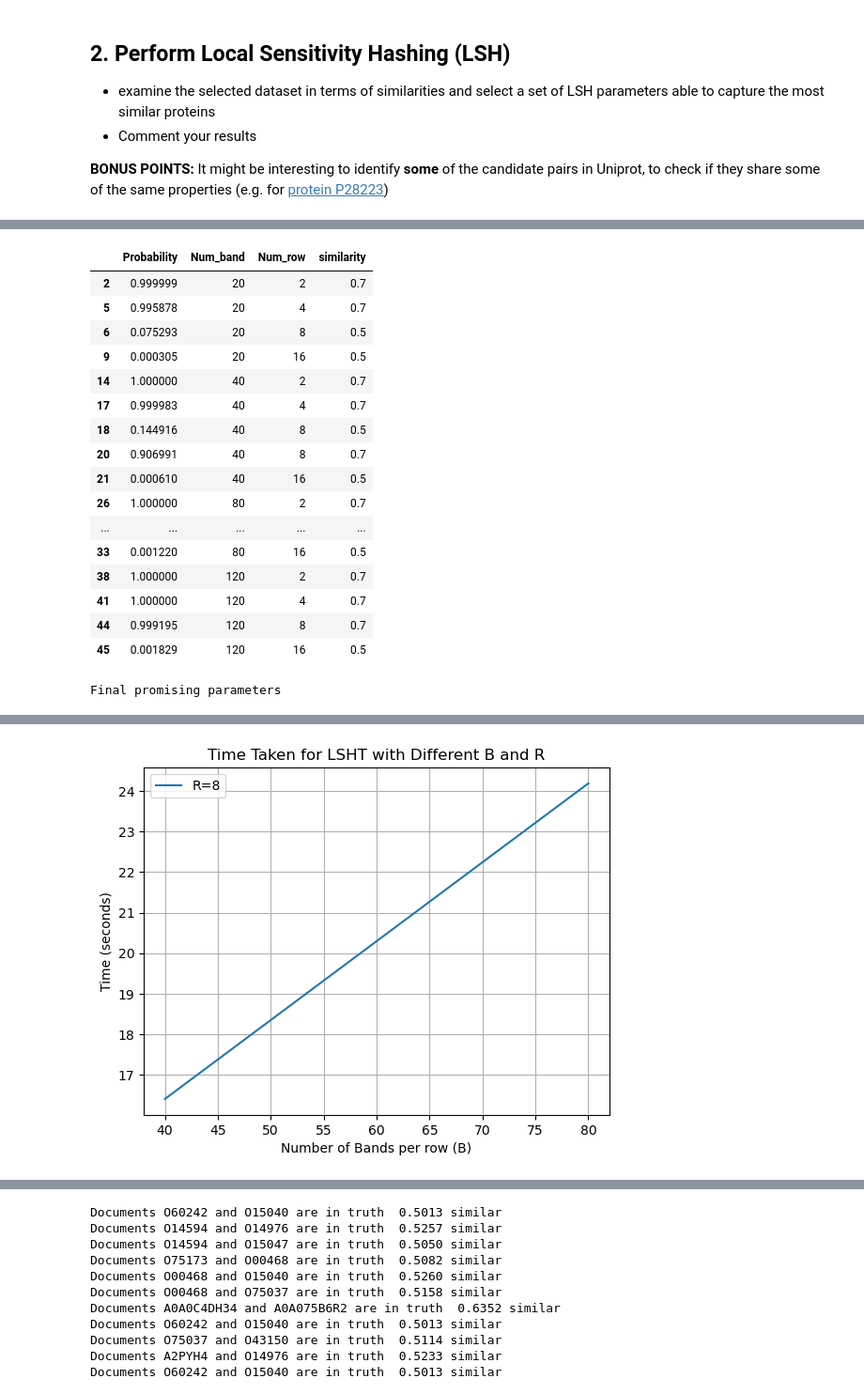
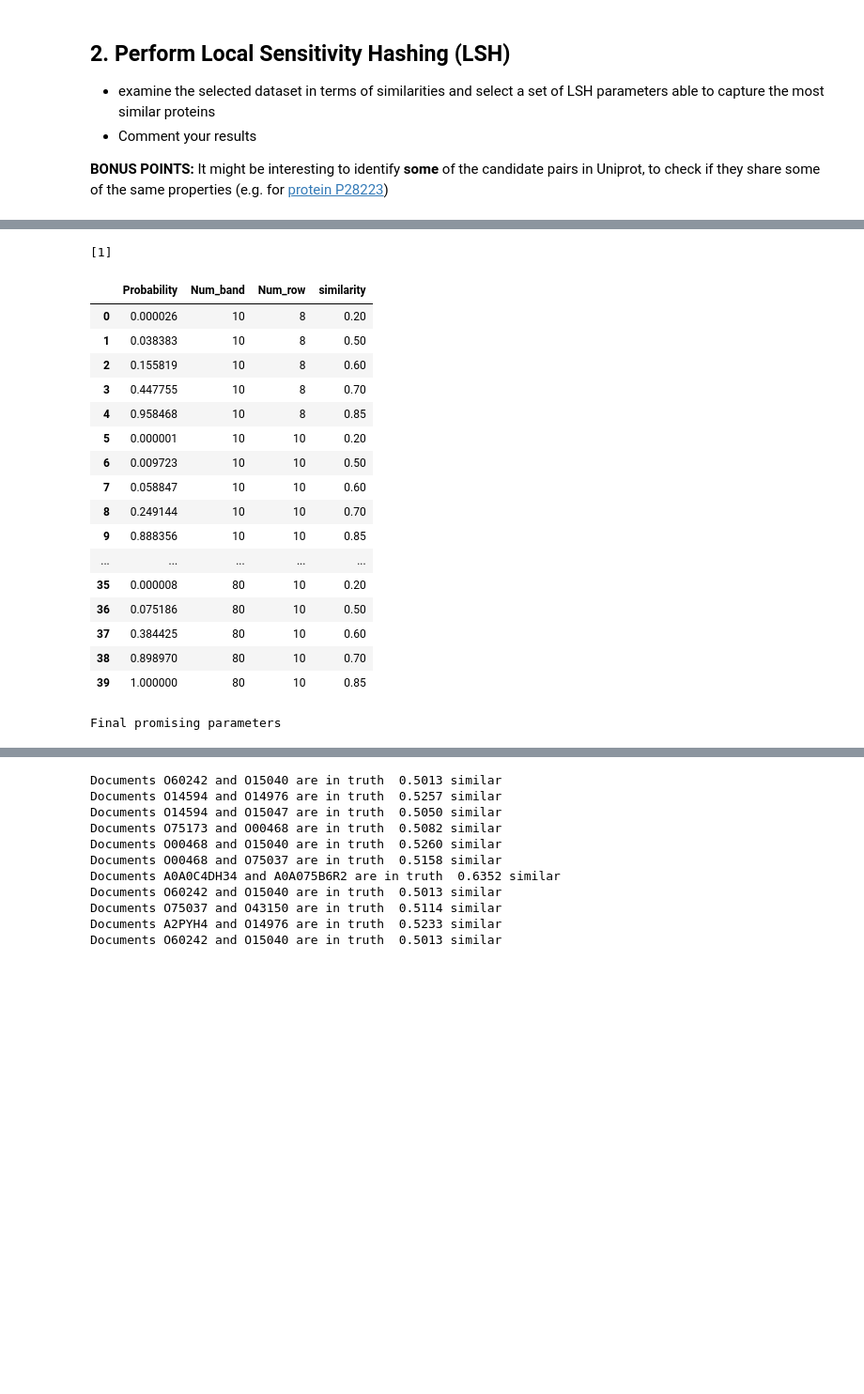
Before and after one commit to tildtr/data-mining-assignments, a Jupyter notebook: assignment-3/PD_2324_HA3.ipynb, the cells around one changed output, grey strips where cells are left out. Shown: that part at 94% size. Drawn from its saved outputs; the diff is of its cells as text; code cells hidden in the pictures; blank space fills up the shorter version.

```diff
--- a/assignment-3/PD_2324_HA3.ipynb
+++ b/assignment-3/PD_2324_HA3.ipynb
@@ -457,58 +597,53 @@ display(df_timing_d4)
+# %%
+x = set([1, 4, 5])
+x = list(itertools.islice(x, 1))
+x
+# %% [output]
+[1]
 # %%
 import random
 
 csr_data, keys_to_index, indices_to_key = convert_to_binary_matrix(data_d3)
 
 # Test different values of B and R
-bands_values = [20, 40, 80, 120]  # Adjust the values as needed
-rows_values = [2, 4, 8, 16]  # Adjust the values as needed
+bands_values = [10 ,20, 40, 60, 80, 120]  # Adjust the values as needed
+rows_values = [2, 4, 8, 10, 16]  # Adjust the values as needed
 
-s_values = [0.5, 0.6, 0.7]
+s_values = [0.5, 0.85]
 probs = get_probabilities(s_values, bands_values, rows_values)
 
 probs_df = pd.DataFrame(probs, columns=["Probability", "Num_band", "Num_row", "similarity"])
 
-promissing_params = probs_df[((probs_df["Probability"] < 0.3) & (probs_df["similarity"] == 0.5)) | ((probs_df["Probability"] > 0.85) & (probs_df["similarity"] == 0.7))]
-display(promissing_params)
-# => promising results to evaluate further: Bands = [40, 80], Rows = [8]
-promissing_params = probs_df[((probs_df["Num_band"] == 40) & (probs_df["Num_row"] == 8)) | ((probs_df["Num_band"] == 80) & (probs_df["Num_row"] == 8))]
+promissing_params = probs_df[(((probs_df["Probability"] < 0.3) & (probs_df["similarity"] == 0.5)) & ((probs_df["Probability"] > 0.1) & (probs_df["similarity"] == 0.5))) | ((probs_df["Probability"] > 0.85) & (probs_df["similarity"] == 0.85))]
+
 print("Final promising parameters")
-display(promissing_params)
+final_promising = promissing_params[promissing_params.duplicated(subset=["Num_band", "Num_row"])]
 
-# Collect timing results of the most promissing parameters
-bands_values = [40, 80]  # Adjust the values as needed
+bands_values = [40, 60, 80]  # Adjust the values as needed
 rows_values = [8]  # Adjust the values as needed
 
-buckets_results = {}
-timing_results = {}
-for b_val in bands_values:
-    for r_val in rows_values:
-        specific_buckets, specific_time_results = time_LSHT(csr_data, b_val, r_val)
-        buckets_results[(b_val, r_val)] = specific_buckets
-        timing_results[(b_val, r_val)] = specific_time_results
-
-plot_timing_results(bands_values, rows_values, timing_results)
-
-
-
-# print_similar_protein_pairs(buckets)
+s_values = [0.5, 0.6, 0.7, 0.85, 0.9, 0.95]
+probs = get_probabilities(s_values, bands_values, rows_values)
+final_probs_df = pd.DataFrame(probs, columns=["Probability", "Num_band", "Num_row", "similarity"])
+display(final_probs_df)
+# => use b = 60, r = 8 or b = 80, r = 8
 # %% [output]
 |  | Probability | Num_band | Num_row | similarity |
-| 2 | 0.999999 | 20 | 2 | 0.7 |
-| 5 | 0.995878 | 20 | 4 | 0.7 |
-| 6 | 0.075293 | 20 | 8 | 0.5 |
-| 9 | 0.000305 | 20 | 16 | 0.5 |
-| 14 | 1.000000 | 40 | 2 | 0.7 |
-| 17 | 0.999983 | 40 | 4 | 0.7 |
-| 18 | 0.144916 | 40 | 8 | 0.5 |
-| 20 | 0.906991 | 40 | 8 | 0.7 |
-| 21 | 0.000610 | 40 | 16 | 0.5 |
-| 26 | 1.000000 | 80 | 2 | 0.7 |
+| 0 | 0.000026 | 10 | 8 | 0.20 |
+| 1 | 0.038383 | 10 | 8 | 0.50 |
+| 2 | 0.155819 | 10 | 8 | 0.60 |
+| 3 | 0.447755 | 10 | 8 | 0.70 |
+| 4 | 0.958468 | 10 | 8 | 0.85 |
+| 5 | 0.000001 | 10 | 10 | 0.20 |
+| 6 | 0.009723 | 10 | 10 | 0.50 |
+| 7 | 0.058847 | 10 | 10 | 0.60 |
+| 8 | 0.249144 | 10 | 10 | 0.70 |
+| 9 | 0.888356 | 10 | 10 | 0.85 |
 | ... | ... | ... | ... | ... |
-| 33 | 0.001220 | 80 | 16 | 0.5 |
-| 38 | 1.000000 | 120 | 2 | 0.7 |
-| 41 | 1.000000 | 120 | 4 | 0.7 |
-| 44 | 0.999195 | 120 | 8 | 0.7 |
-| 45 | 0.001829 | 120 | 16 | 0.5 |
+| 35 | 0.000008 | 80 | 10 | 0.20 |
+| 36 | 0.075186 | 80 | 10 | 0.50 |
+| 37 | 0.384425 | 80 | 10 | 0.60 |
+| 38 | 0.898970 | 80 | 10 | 0.70 |
+| 39 | 1.000000 | 80 | 10 | 0.85 |
 Final promising parameters
 |  | Probability | Num_band | Num_row | similarity |
@@ -521 +665,0 @@ Final promising parameters
-[figure, removed]
```
Also changed, not shown: parts of 9 cells of this notebook.
